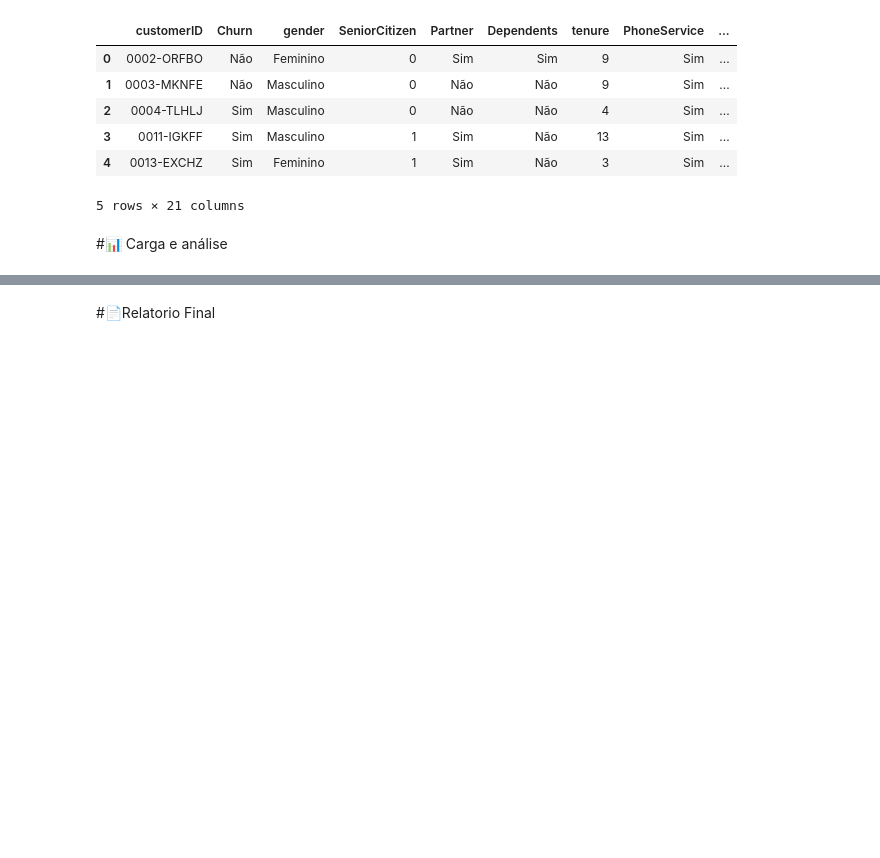
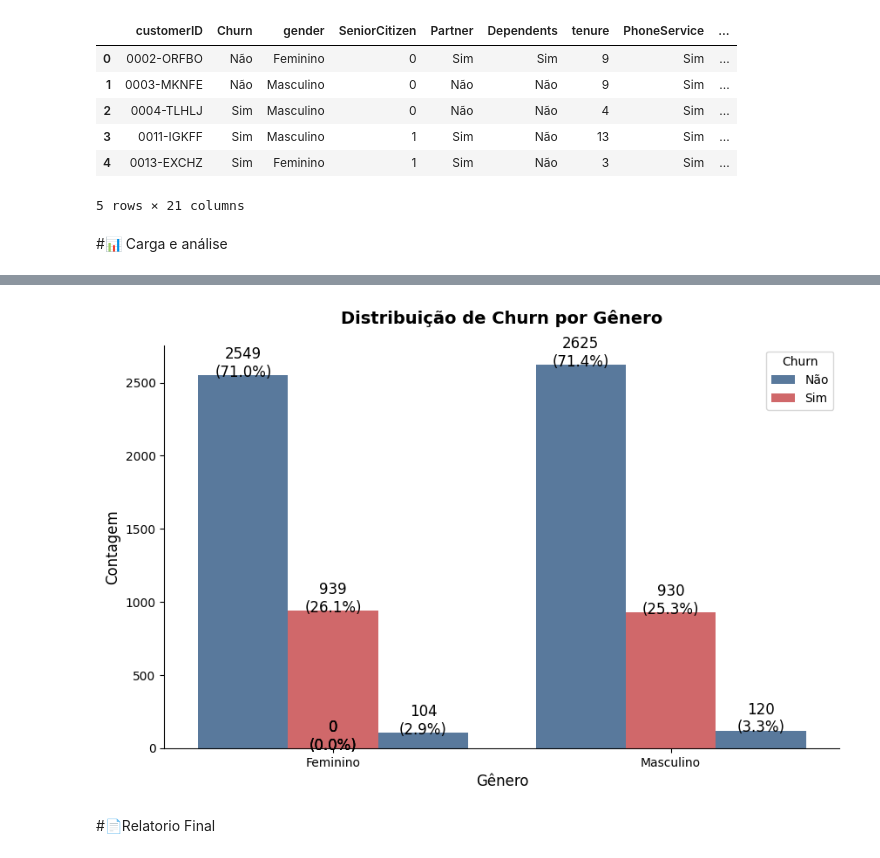
Before and after one commit to Cristina225/AluraStoreBr-4-.ipynb, a Jupyter notebook: TelecomX_BR.ipynb, the cells around one changed output, grey strips where cells are left out. Drawn from its saved outputs; the diff is of its cells as text; code cells hidden in the pictures; blank space fills up the shorter version.

```diff
--- a/TelecomX_BR.ipynb
+++ b/TelecomX_BR.ipynb
@@ -286,2 +363,29 @@ import plotly.express as px
+# %%
+plt.figure(figsize=(10, 6))
+ax = sns.countplot(x='gender', hue='Churn', data=df, palette=['#4e79a7','#e15759'])
+
+sns.despine(top=True, right=True)
+
+plt.title('Distribuição de Churn por Gênero', fontsize=14, pad=18, fontweight='bold')
+plt.xlabel('Gênero', fontsize=12)
+plt.ylabel('Contagem', fontsize=12)
+
+totals = df['gender'].value_counts().sort_index().values
+
+for i, p in enumerate(ax.patches):
+
+    gender_index = i % len(totals)
+    percentage = f'{100*p.get_height()/totals[gender_index]:.1f}%'
+    ax.annotate(text=f'{int(p.get_height())}\n({percentage})',
+                xy=(p.get_x() + p.get_width()/2., p.get_height()),
+                ha='center', va='center',
+                xytext=(0, 10),
+                textcoords='offset points',
+                fontsize=12)
+
+plt.legend(title='Churn', labels=['Não', 'Sim'])
+plt.show()
+# %% [output]
+[figure, added]
 # %% [markdown]
 #📄Relatorio Final
```
Also changed, not shown: parts of 7 cells of this notebook.
